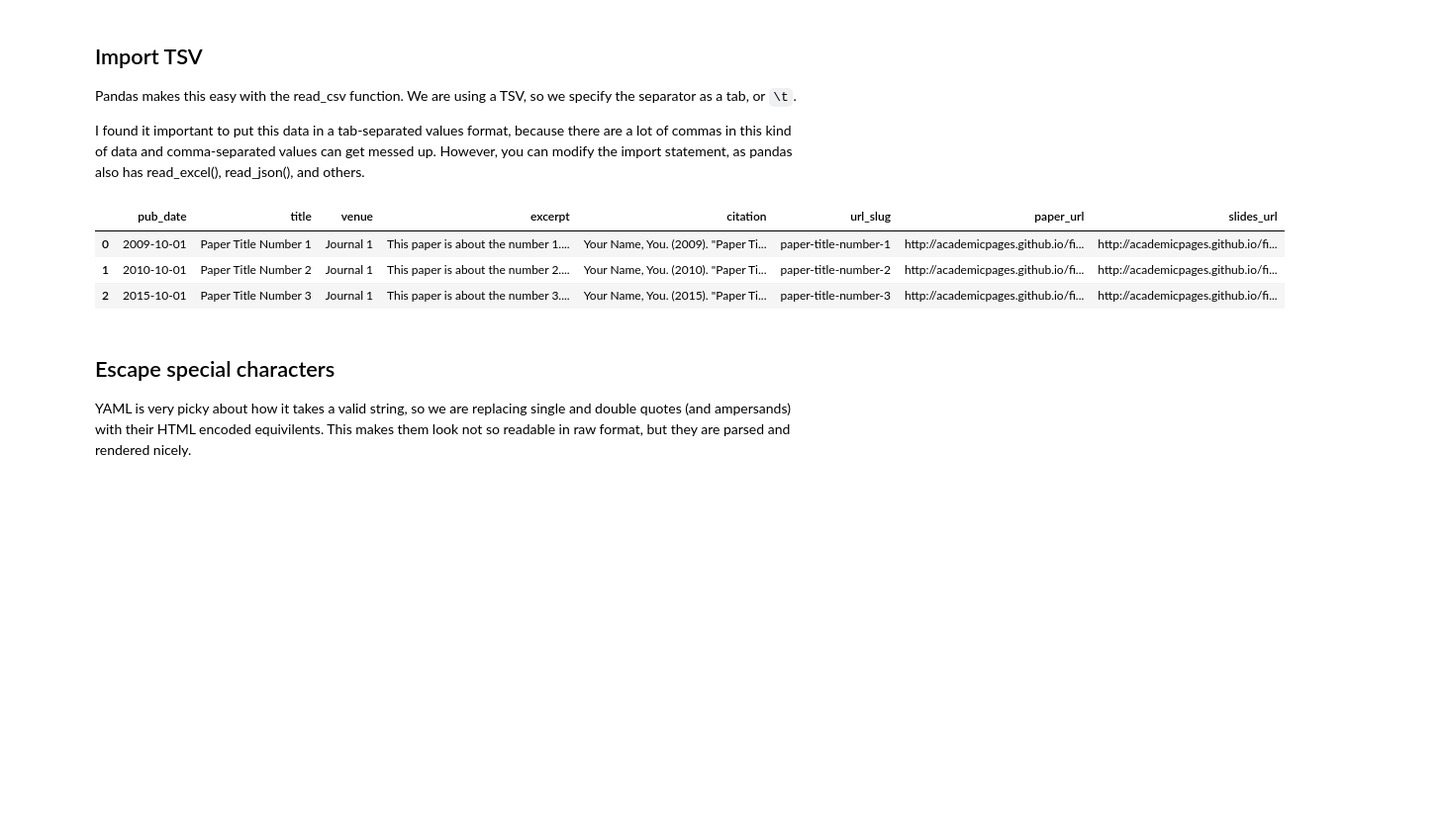
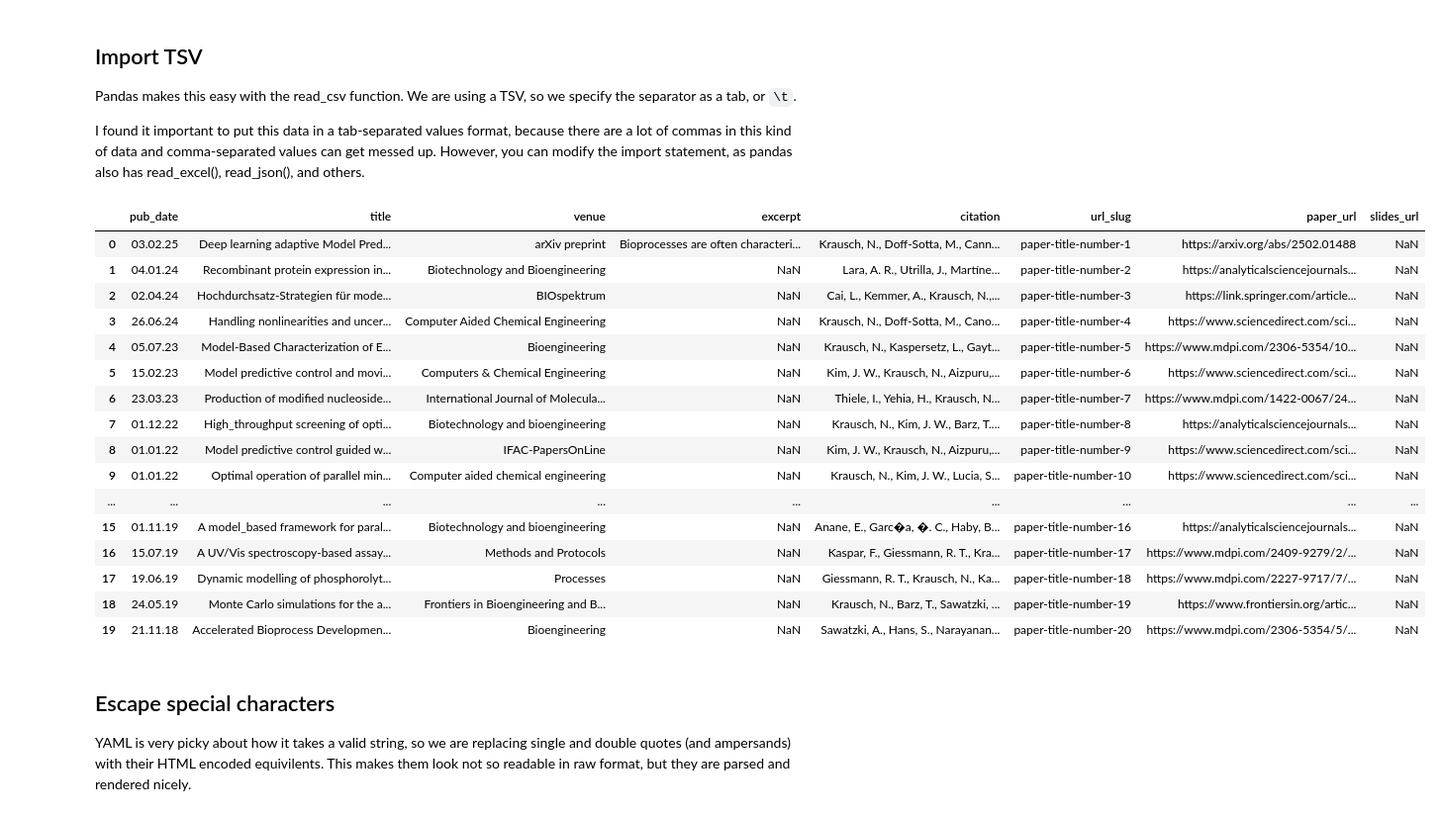
Before and after one commit to nkrausch/nkrausch.github.io, a Jupyter notebook: markdown_generator/publications.ipynb, the cells around one changed output. Shown at 99% size. Drawn from its saved outputs; the diff is of its cells as text; code cells hidden in the pictures; blank space fills up the shorter version.

Commit message:
Added publications and talks

```diff
--- a/markdown_generator/publications.ipynb
+++ b/markdown_generator/publications.ipynb
@@ -34,13 +47,26 @@ Pandas makes this easy with the read_csv function. We are using a TSV, so we spe
 
 I found it important to put this data in a tab-separated values format, because there are a lot of commas in this kind of data and comma-separated values can get messed up. However, you can modify the import statement, as pandas also has read_excel(), read_json(), and others.
 # %%
-publications = pd.read_csv("publications.tsv", sep="\t", header=0)
+publications = pd.read_csv("publications_nk.tsv", sep="\t", header=0)
 publications
 # %% [output]
 |  | pub_date | title | venue | excerpt | citation | url_slug | paper_url | slides_url |
-| 0 | 2009-10-01 | Paper Title Number 1 | Journal 1 | This paper is about the number 1.... | Your Name, You. (2009). "Paper Ti... | paper-title-number-1 | http://academicpages.github.io/fi... | http://academicpages.github.io/fi... |
-| 1 | 2010-10-01 | Paper Title Number 2 | Journal 1 | This paper is about the number 2.... | Your Name, You. (2010). "Paper Ti... | paper-title-number-2 | http://academicpages.github.io/fi... | http://academicpages.github.io/fi... |
-| 2 | 2015-10-01 | Paper Title Number 3 | Journal 1 | This paper is about the number 3.... | Your Name, You. (2015). "Paper Ti... | paper-title-number-3 | http://academicpages.github.io/fi... | http://academicpages.github.io/fi... |
+| 0 | 03.02.25 | Deep learning adaptive Model Pred... | arXiv preprint | Bioprocesses are often characteri... | Krausch, N., Doff-Sotta, M., Cann... | paper-title-number-1 | https://arxiv.org/abs/2502.01488 | NaN |
+| 1 | 04.01.24 | Recombinant protein expression in... | Biotechnology and Bioengineering | NaN | Lara, A. R., Utrilla, J., Martíne... | paper-title-number-2 | https://analyticalsciencejournals... | NaN |
+| 2 | 02.04.24 | Hochdurchsatz-Strategien für mode... | BIOspektrum | NaN | Cai, L., Kemmer, A., Krausch, N.,... | paper-title-number-3 | https://link.springer.com/article... | NaN |
+| 3 | 26.06.24 | Handling nonlinearities and uncer... | Computer Aided Chemical Engineering | NaN | Krausch, N., Doff-Sotta, M., Cano... | paper-title-number-4 | https://www.sciencedirect.com/sci... | NaN |
+| 4 | 05.07.23 | Model-Based Characterization of E... | Bioengineering | NaN | Krausch, N., Kaspersetz, L., Gayt... | paper-title-number-5 | https://www.mdpi.com/2306-5354/10... | NaN |
+| 5 | 15.02.23 | Model predictive control and movi... | Computers & Chemical Engineering | NaN | Kim, J. W., Krausch, N., Aizpuru,... | paper-title-number-6 | https://www.sciencedirect.com/sci... | NaN |
+| 6 | 23.03.23 | Production of modified nucleoside... | International Journal of Molecula... | NaN | Thiele, I., Yehia, H., Krausch, N... | paper-title-number-7 | https://www.mdpi.com/1422-0067/24... | NaN |
+| 7 | 01.12.22 | High_throughput screening of opti... | Biotechnology and bioengineering | NaN | Krausch, N., Kim, J. W., Barz, T.... | paper-title-number-8 | https://analyticalsciencejournals... | NaN |
+| 8 | 01.01.22 | Model predictive control guided w... | IFAC-PapersOnLine | NaN | Kim, J. W., Krausch, N., Aizpuru,... | paper-title-number-9 | https://www.sciencedirect.com/sci... | NaN |
+| 9 | 01.01.22 | Optimal operation of parallel min... | Computer aided chemical engineering | NaN | Krausch, N., Kim, J. W., Lucia, S... | paper-title-number-10 | https://www.sciencedirect.com/sci... | NaN |
+| ... | ... | ... | ... | ... | ... | ... | ... | ... |
+| 15 | 01.11.19 | A model_based framework for paral... | Biotechnology and bioengineering | NaN | Anane, E., Garc�a, �. C., Haby, B... | paper-title-number-16 | https://analyticalsciencejournals... | NaN |
+| 16 | 15.07.19 | A UV/Vis spectroscopy-based assay... | Methods and Protocols | NaN | Kaspar, F., Giessmann, R. T., Kra... | paper-title-number-17 | https://www.mdpi.com/2409-9279/2/... | NaN |
+| 17 | 19.06.19 | Dynamic modelling of phosphorolyt... | Processes | NaN | Giessmann, R. T., Krausch, N., Ka... | paper-title-number-18 | https://www.mdpi.com/2227-9717/7/... | NaN |
+| 18 | 24.05.19 | Monte Carlo simulations for the a... | Frontiers in Bioengineering and B... | NaN | Krausch, N., Barz, T., Sawatzki, ... | paper-title-number-19 | https://www.frontiersin.org/artic... | NaN |
+| 19 | 21.11.18 | Accelerated Bioprocess Developmen... | Bioengineering | NaN | Sawatzki, A., Hans, S., Narayanan... | paper-title-number-20 | https://www.mdpi.com/2306-5354/5/... | NaN |
 # %% [markdown]
 ## Escape special characters
 
```
Also changed, not shown: parts of 2 cells of this notebook, 39 other files.
